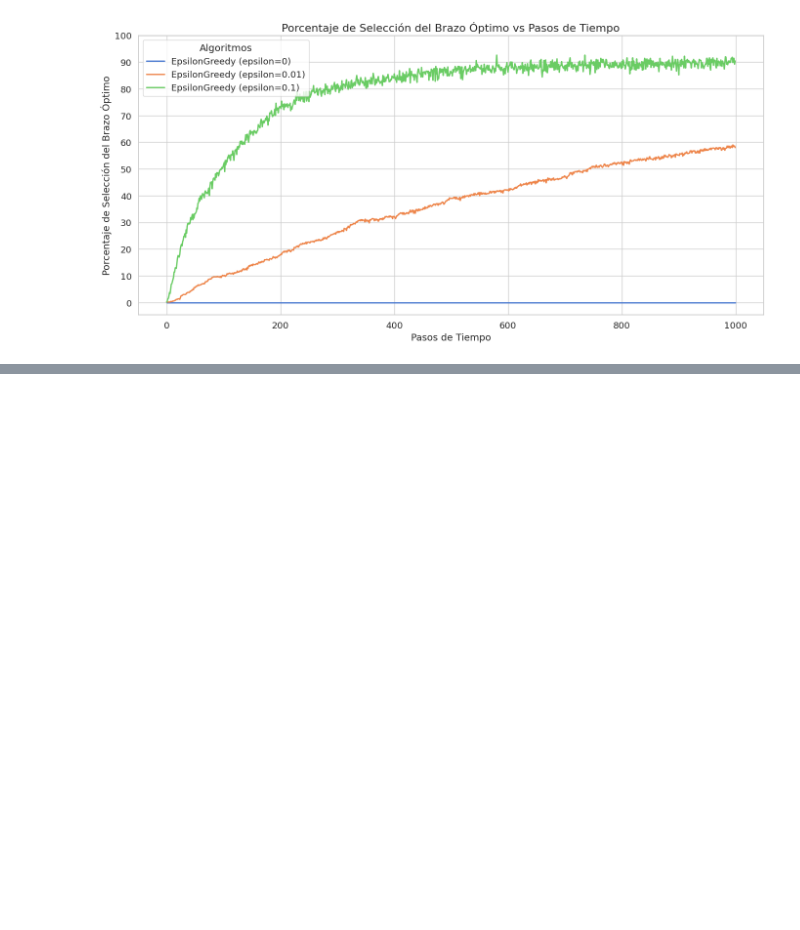
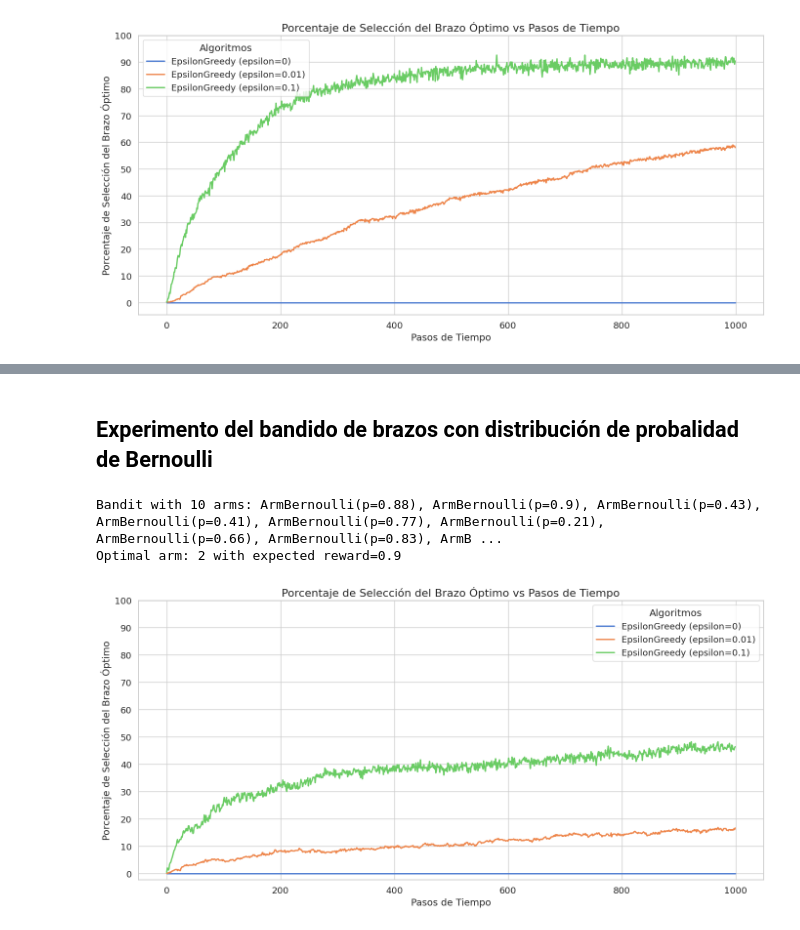
Before and after one commit to salvadeharo10/k_brazos_DHBV, a Jupyter notebook: bandit_experiments_epsilongreedy.ipynb, the cells around one changed output, grey strips where cells are left out. Cells and saved outputs as stored; diff of their text form; code cells hidden in the pictures; blank space fills up the shorter version.

```diff
--- a/bandit_experiments_epsilongreedy.ipynb
+++ b/bandit_experiments_epsilongreedy.ipynb
@@ -303,0 +410,22 @@ En conclusión, **el gráfico muestra cómo un nivel adecuado de exploración me
+# %% [markdown]
+## Experimento del bandido de brazos con distribución de probalidad de Bernoulli
+# %%
+# Creación del bandit
+bandit = Bandit(arms=ArmBernoulli.generate_arms(k, seed = SEED)) # Generar un bandido con k brazos de distribución de Bernoulli
+print(bandit)
+
+optimal_arm = bandit.optimal_arm
+print(f"Optimal arm: {optimal_arm + 1} with expected reward={bandit.get_expected_value(optimal_arm)}")
+
+# Definir los algoritmos a comparar. En este caso son 3 algoritmos epsilon-greedy con diferentes valores de epsilon.
+algorithms = [EpsilonGreedy(k=k, epsilon=0), EpsilonGreedy(k=k, epsilon=0.01), EpsilonGreedy(k=k, epsilon=0.1)]
+
+# Ejecutar el experimento y obtener las recompensas promedio y promedio de las selecciones óptimas
+rewards, optimal_selections, arm_stats, regret = run_experiment(bandit, algorithms, steps, runs)
+# %% [output]
+Bandit with 10 arms: ArmBernoulli(p=0.88), ArmBernoulli(p=0.9), ArmBernoulli(p=0.43), ArmBernoulli(p=0.41), ArmBernoulli(p=0.77), ArmBernoulli(p=0.21), ArmBernoulli(p=0.66), ArmBernoulli(p=0.83), ArmB ...
+Optimal arm: 2 with expected reward=0.9
+# %%
+plot_optimal_selections(steps, optimal_selections, algorithms)
+# %% [output]
+[figure, added]
```
Also changed, not shown: parts of 27 cells of this notebook.
